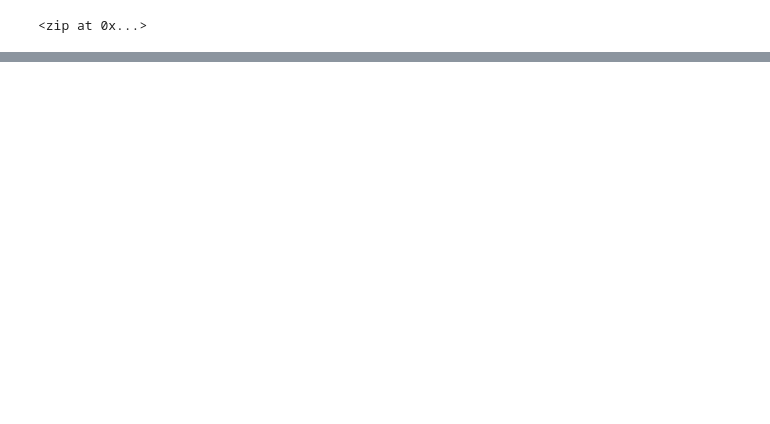
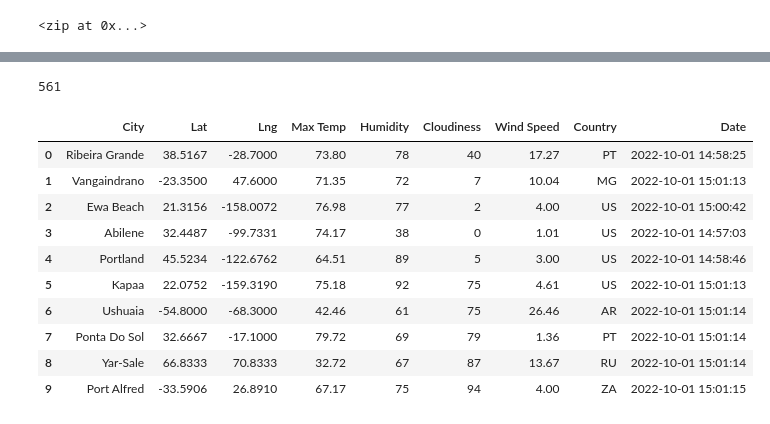
Before and after one commit to AThakor234/World_Weather_Analysis, a Jupyter notebook: WeatherPy.ipynb, the cells around one changed output, grey strips where cells are left out. Saved outputs shown, nothing was run; the diff lists cells and outputs as text; code cells hidden in the pictures; blank space fills up the shorter version.

```diff
--- a/WeatherPy.ipynb
+++ b/WeatherPy.ipynb
@@ -31,0 +161,20 @@ len(cities)
+# %%
+len(city_data)
+# %% [output]
+561
+# %%
+# Convert the array of dictionaries to a Pandas DataFrame.
+city_data_df = pd.DataFrame(city_data)
+city_data_df.head(10)
+# %% [output]
+|  | City | Lat | Lng | Max Temp | Humidity | Cloudiness | Wind Speed | Country | Date |
+| 0 | Ribeira Grande | 38.5167 | -28.7000 | 73.80 | 78 | 40 | 17.27 | PT | 2022-10-01 14:58:25 |
+| 1 | Vangaindrano | -23.3500 | 47.6000 | 71.35 | 72 | 7 | 10.04 | MG | 2022-10-01 15:01:13 |
+| 2 | Ewa Beach | 21.3156 | -158.0072 | 76.98 | 77 | 2 | 4.00 | US | 2022-10-01 15:00:42 |
+| 3 | Abilene | 32.4487 | -99.7331 | 74.17 | 38 | 0 | 1.01 | US | 2022-10-01 14:57:03 |
+| 4 | Portland | 45.5234 | -122.6762 | 64.51 | 89 | 5 | 3.00 | US | 2022-10-01 14:58:46 |
+| 5 | Kapaa | 22.0752 | -159.3190 | 75.18 | 92 | 75 | 4.61 | US | 2022-10-01 15:01:13 |
+| 6 | Ushuaia | -54.8000 | -68.3000 | 42.46 | 61 | 75 | 26.46 | AR | 2022-10-01 15:01:14 |
+| 7 | Ponta Do Sol | 32.6667 | -17.1000 | 79.72 | 69 | 79 | 1.36 | PT | 2022-10-01 15:01:14 |
+| 8 | Yar-Sale | 66.8333 | 70.8333 | 32.72 | 67 | 87 | 13.67 | RU | 2022-10-01 15:01:14 |
+| 9 | Port Alfred | -33.5906 | 26.8910 | 67.17 | 75 | 94 | 4.00 | ZA | 2022-10-01 15:01:15 |
```
Also changed, not shown: parts of 12 cells of this notebook, 3 other files.
